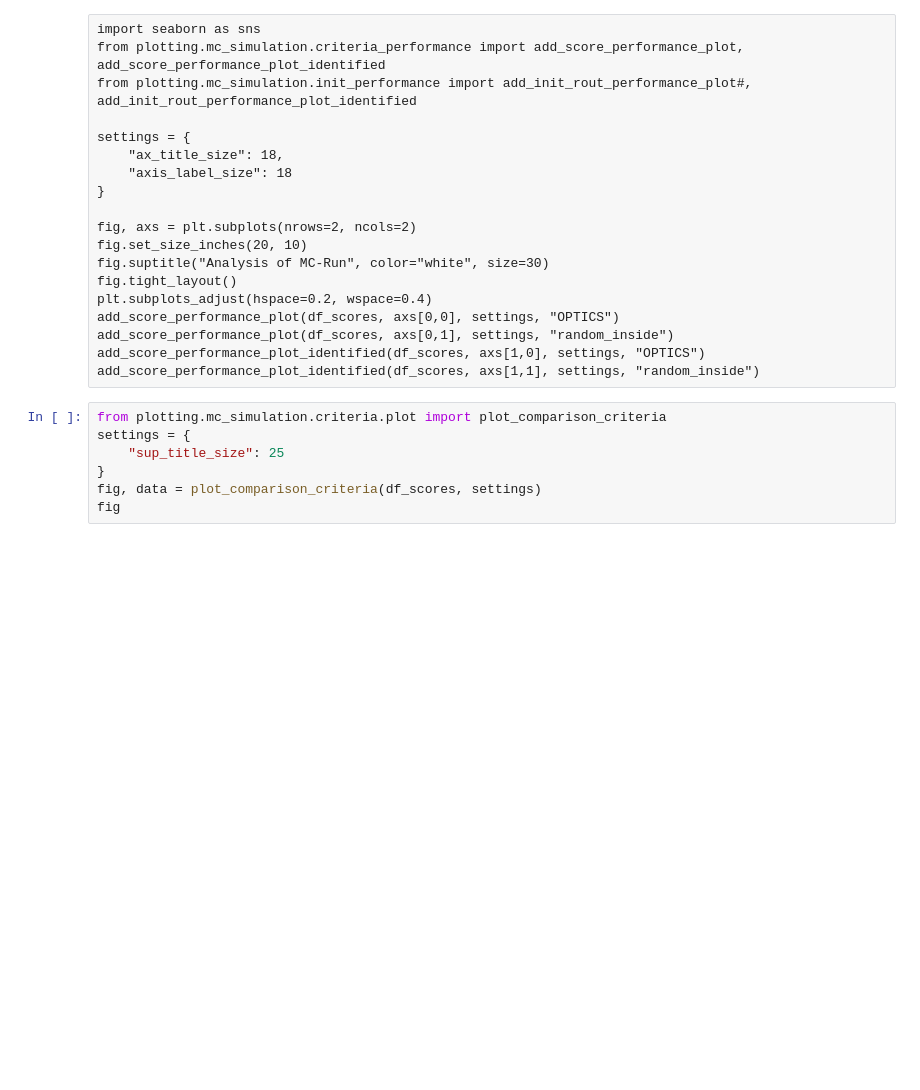
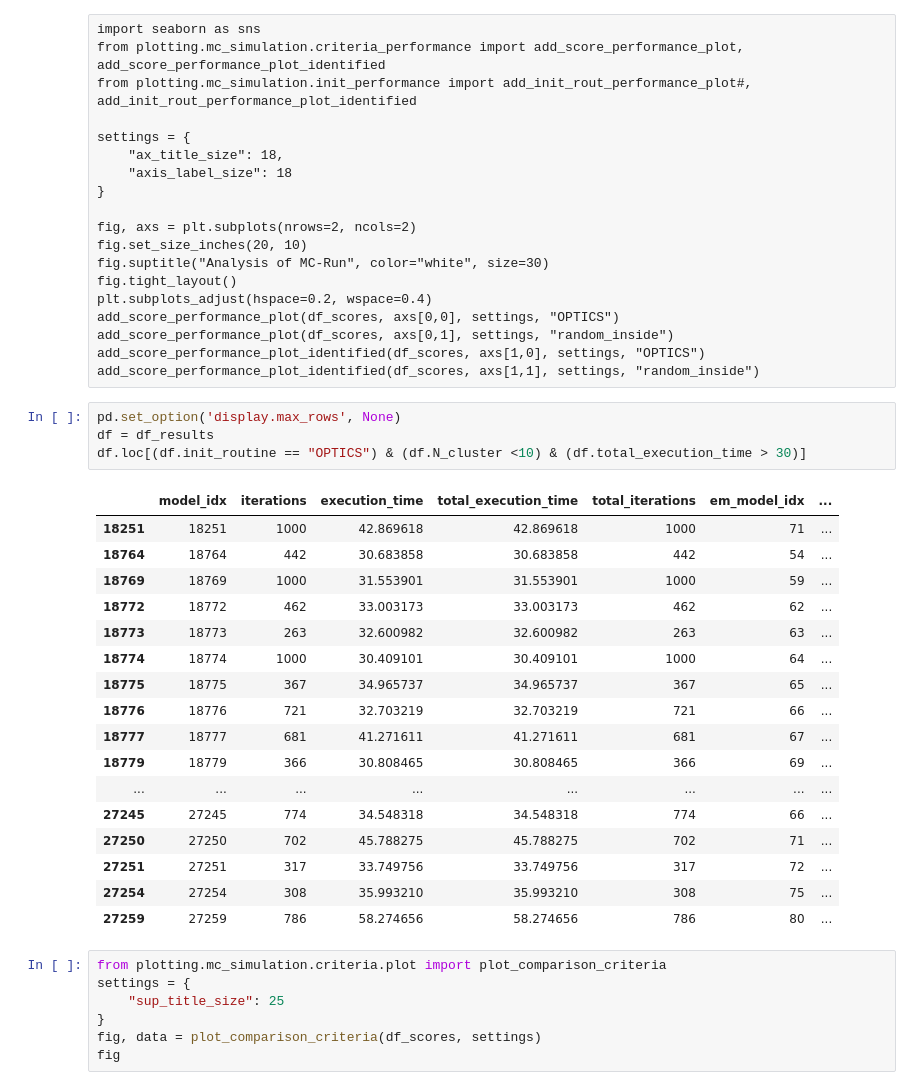
Before and after one commit to Habiger/Cluster_TDDS, a Jupyter notebook: Analysis_of_MC_notebook_2.ipynb, the cells around one changed output. Drawn from its saved outputs; the diff is of its cells as text; blank space fills up the shorter version.

```diff
--- a/Analysis_of_MC_notebook_2.ipynb
+++ b/Analysis_of_MC_notebook_2.ipynb
@@ -37,6 +37,28 @@ add_score_performance_plot(df_scores, axs[0,0], settings, "OPTICS")
 add_score_performance_plot(df_scores, axs[0,1], settings, "random_inside")
 add_score_performance_plot_identified(df_scores, axs[1,0], settings, "OPTICS")
 add_score_performance_plot_identified(df_scores, axs[1,1], settings, "random_inside")
+# %%
+pd.set_option('display.max_rows', None)
+df = df_results
+df.loc[(df.init_routine == "OPTICS") & (df.N_cluster <10) & (df.total_execution_time > 30)]
+# %% [output]
+|  | model_idx | iterations | execution_time | total_execution_time | total_iterations | em_model_idx | ... |
+| 18251 | 18251 | 1000 | 42.869618 | 42.869618 | 1000 | 71 | ... |
+| 18764 | 18764 | 442 | 30.683858 | 30.683858 | 442 | 54 | ... |
+| 18769 | 18769 | 1000 | 31.553901 | 31.553901 | 1000 | 59 | ... |
+| 18772 | 18772 | 462 | 33.003173 | 33.003173 | 462 | 62 | ... |
+| 18773 | 18773 | 263 | 32.600982 | 32.600982 | 263 | 63 | ... |
+| 18774 | 18774 | 1000 | 30.409101 | 30.409101 | 1000 | 64 | ... |
+| 18775 | 18775 | 367 | 34.965737 | 34.965737 | 367 | 65 | ... |
+| 18776 | 18776 | 721 | 32.703219 | 32.703219 | 721 | 66 | ... |
+| 18777 | 18777 | 681 | 41.271611 | 41.271611 | 681 | 67 | ... |
+| 18779 | 18779 | 366 | 30.808465 | 30.808465 | 366 | 69 | ... |
+| ... | ... | ... | ... | ... | ... | ... | ... |
+| 27245 | 27245 | 774 | 34.548318 | 34.548318 | 774 | 66 | ... |
+| 27250 | 27250 | 702 | 45.788275 | 45.788275 | 702 | 71 | ... |
+| 27251 | 27251 | 317 | 33.749756 | 33.749756 | 317 | 72 | ... |
+| 27254 | 27254 | 308 | 35.993210 | 35.993210 | 308 | 75 | ... |
+| 27259 | 27259 | 786 | 58.274656 | 58.274656 | 786 | 80 | ... |
 # %%
 from plotting.mc_simulation.criteria.plot import plot_comparison_criteria
 settings = {
```
Also changed, not shown: 33 other files.
